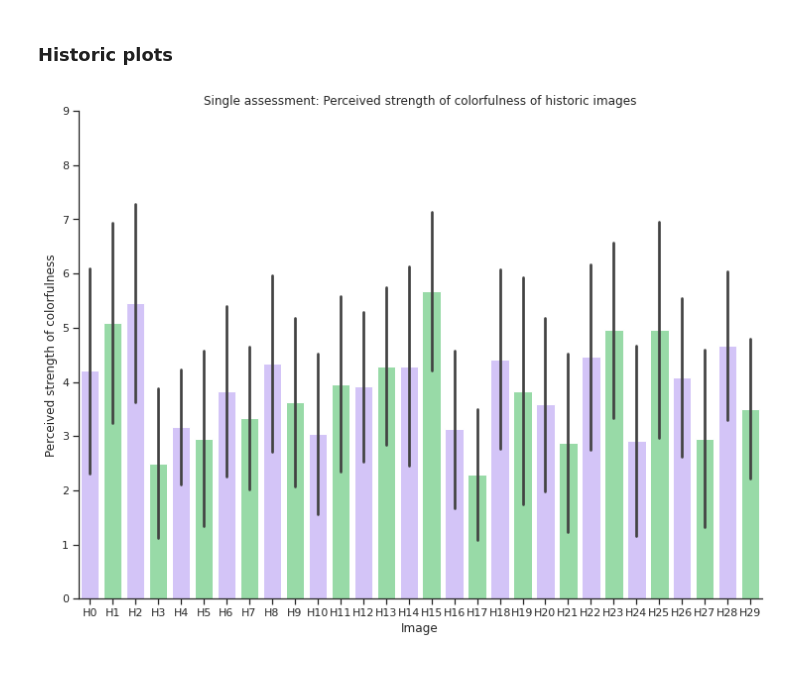
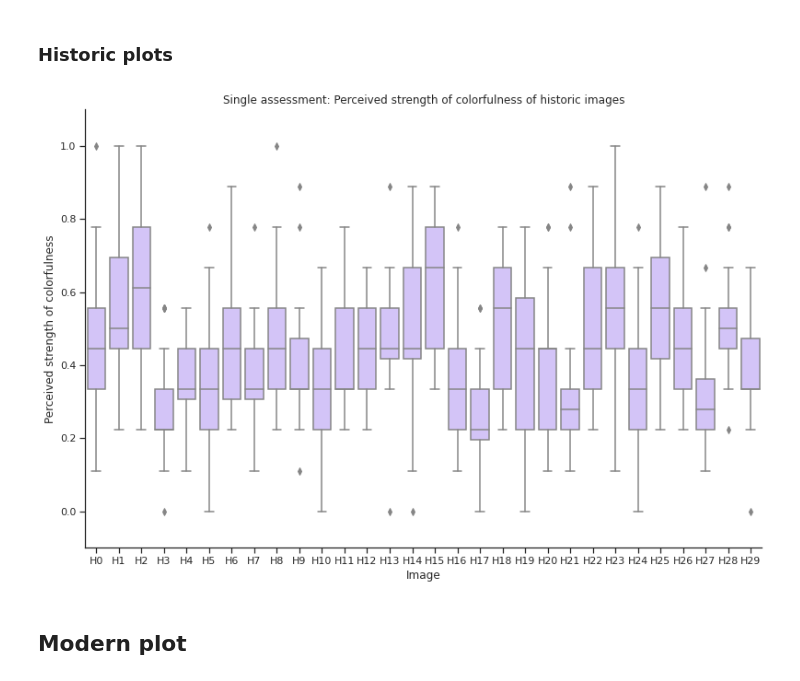
Before and after one commit to Thrrym/PerceptionAndImageQuality, a Jupyter notebook: analysis/single.ipynb, the cells around one changed output. Saved outputs shown, nothing was run; the diff lists cells and outputs as text; code cells hidden in the pictures.

Commit message:
First useable plots. Export png files.

```diff
--- a/analysis/single.ipynb
+++ b/analysis/single.ipynb
@@ -46,0 +64,2 @@ for index, path in enumerate(single_result_files_paths):
+# %%
+df['type'] = [s[0] for s in df['id'].tolist()]
@@ -73,14 +103,14 @@ assert max(df_average_chroma_values['chroma']) >= 0.0
 # %% [markdown]
 Add the average chroma value for every image to the dataframe.
 # %%
-name = df_average_chroma_values['test_image'].unique()[0]
-chroma_list = []
-for image in df['test_image']:
-    s = df_average_chroma_values.loc[df_average_chroma_values['test_image'] == image, 'chroma']
-    chroma_list.append(s.iloc[0])
+# name = df_average_chroma_values['test_image'].unique()[0]
+# chroma_list = []
+# for image in df['test_image']:
+#     s = df_average_chroma_values.loc[df_average_chroma_values['test_image'] == image, 'chroma']
+#     chroma_list.append(s.iloc[0])
 
-list(chroma_list)
-df['chroma'] = chroma_list
+# list(chroma_list)
+# df['chroma'] = chroma_list
 # %% [markdown]
 Sanity check added chroma values to the original dataframe.
 # %%
@@ -92,8 +122,8 @@ for row in df.index:
 # %% [markdown]
 Scale chroma values to [0, 9] range. And assert result.
 # %%
-df['chroma'] = np.array(df['chroma'].tolist()) * (9/100)
+# df['chroma'] = np.array(df['chroma'].tolist()) * (9/100)
 
-assert max(df['chroma']) <= 9
-assert min(df['chroma']) >= 0
+# assert max(df['chroma']) <= 9
+# assert min(df['chroma']) >= 0
 # %% [markdown]
@@ -103,3 +130,0 @@ Simplify image names: Remove suffix. Sort the dataframe by image name.
-# %%
-df['test_image'] = [s.split('_')[0] for s in df['test_image'].tolist()]
-df = df.sort_values(by='test_image', ascending=True, key=lambda col: [int(img[1:]) for img in col])
@@ -142,17 +159,27 @@ df_historic_mean
 # %% [markdown]
 ### Historic plots
 # %%
-g = sns.catplot(x='test_image', y='response', data=df_historic,
-                kind='bar', ci='sd', palette=["m", "g"])
+g = sns.catplot(
+    x='id',
+    y='normalise',
+    data=df[df["type"] == "H"],
+    kind='box',
+    ci='sd',
+    palette=sns_palette_historic
+)
 
+g.fig.set_size_inches(sns_plot_size)
 
 
 g.set_axis_labels("Image", "Perceived strength of colorfulness")
-g.fig.set_size_inches(11.7, 8.27)
+
 g.set(title="Single assessment: Perceived strength of colorfulness of historic images")
 
-g.set(ylim = (0,9))
+g.set(ylim = sns_ylim)
 sns.despine()
+g.savefig("single_historic.png", dpi=400)
 # %% [output]
-[figure, old version]
+[figure, new version]
+# %% [markdown]
+## Modern plot
 # %%
```
Also changed, not shown: parts of 34 cells of this notebook, 1 other file.
